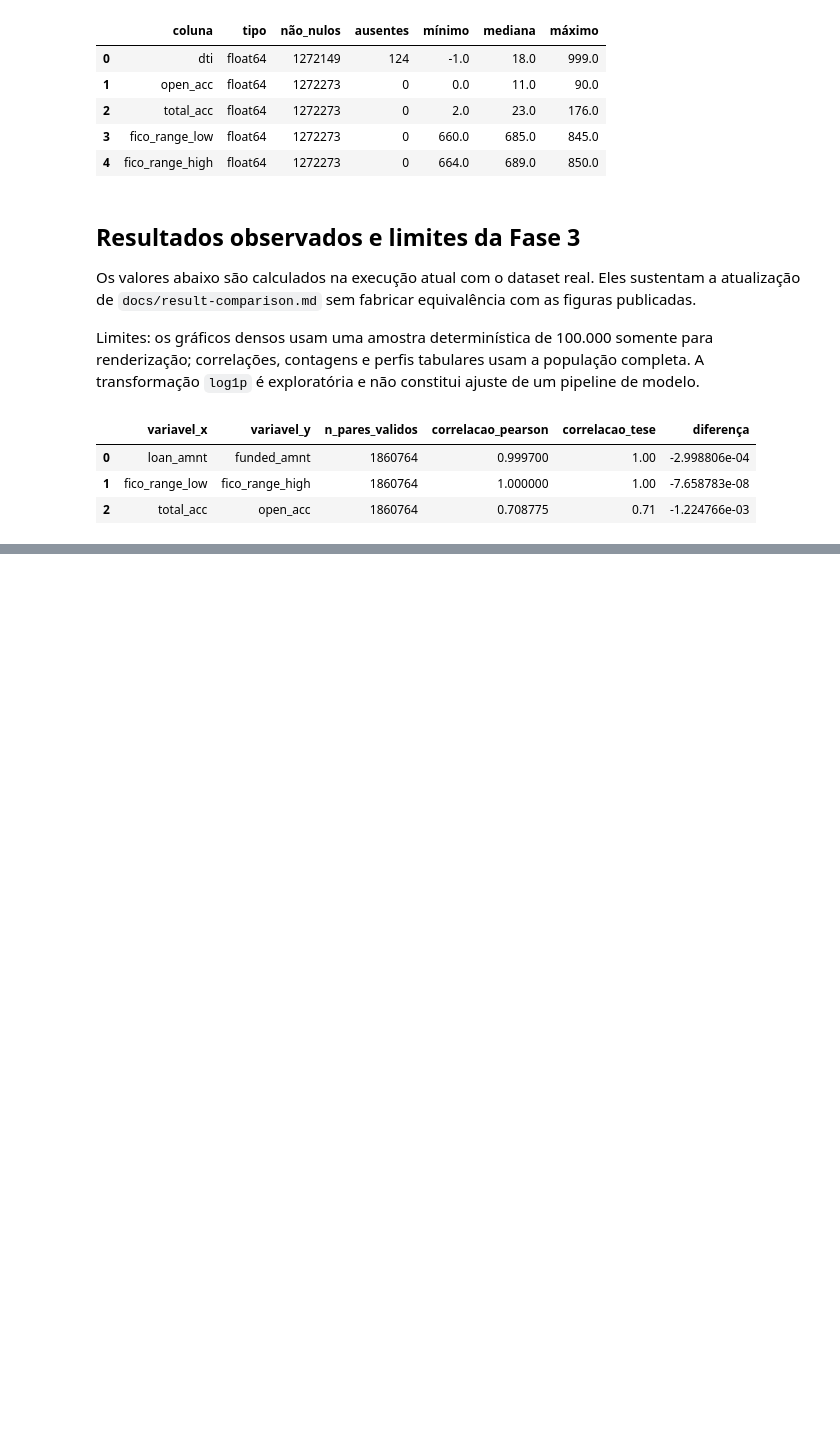
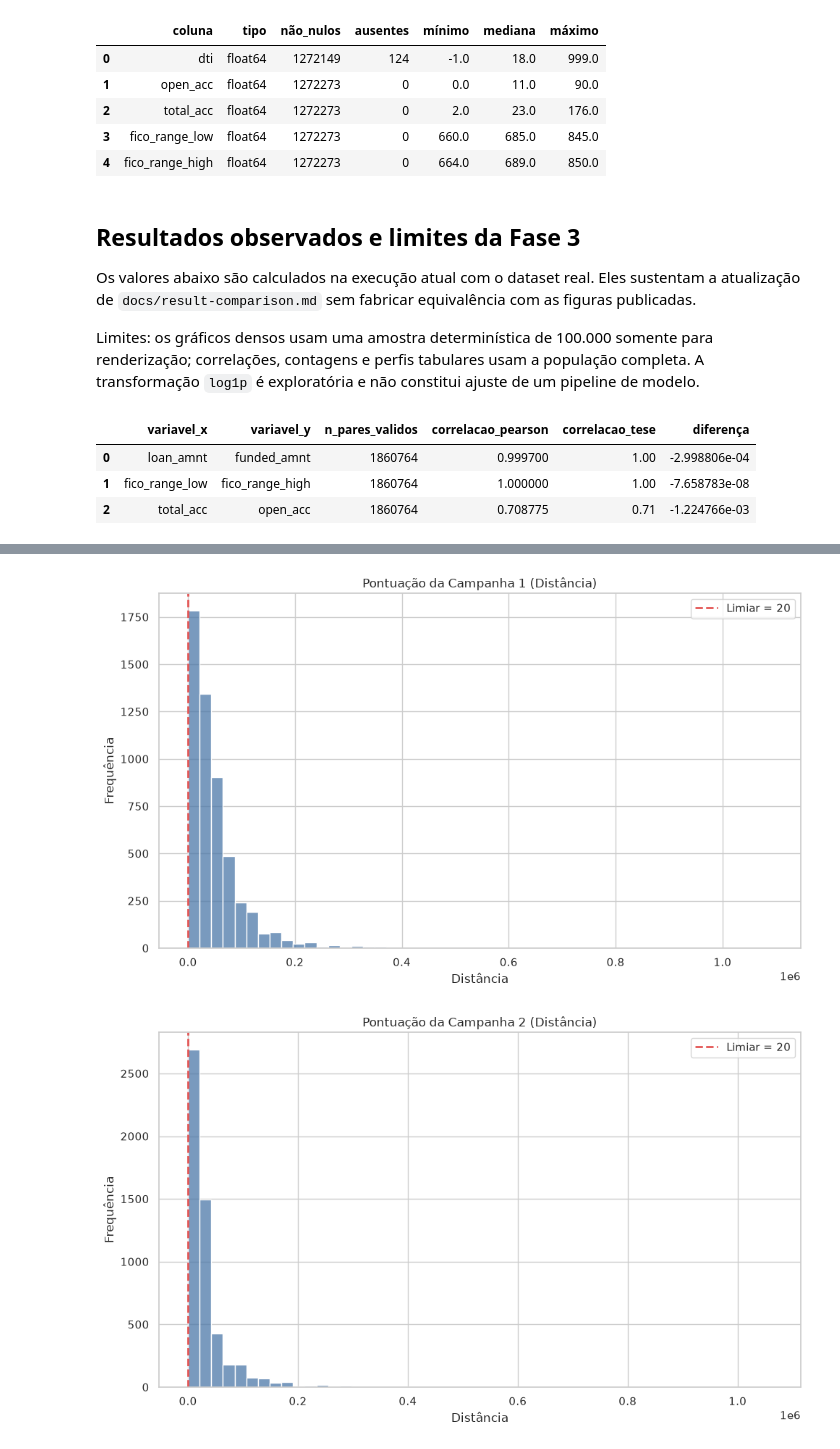
Before and after one commit to viniciuspizettadesouza/tcc-project, a Jupyter notebook: notebooks/tcc-reconstructed.ipynb, the cells around one changed output, grey strips where cells are left out. Drawn from its saved outputs; the diff is of its cells as text; code cells hidden in the pictures; blank space fills up the shorter version.

```diff
--- a/notebooks/tcc-reconstructed.ipynb
+++ b/notebooks/tcc-reconstructed.ipynb
@@ -466,0 +658,22 @@ observed_results
+# %%
+for figure_number, title, evaluation in (
+    (21, "Pontuação da Campanha 1 (Distância)", campaign_1_raw),
+    (22, "Pontuação da Campanha 2 (Distância)", campaign_2_raw),
+):
+    distances = evaluation["distance"].dropna()
+    plt.figure(figsize=(10, 6))
+    ax = sns.histplot(distances, bins=50, color="#4c78a8")
+    ax.axvline(
+        DEFAULT_DISTANCE_THRESHOLD,
+        color="#e45756",
+        linestyle="--",
+        linewidth=2,
+        label="Limiar = 20",
+    )
+    ax.set(title=title, xlabel="Distância", ylabel="Frequência")
+    ax.legend()
+    plt.tight_layout()
+    plt.show()
+# %% [output]
+[figure, added]
+[figure, added]
```
Also changed, not shown: parts of 14 cells of this notebook, 5 other files.
